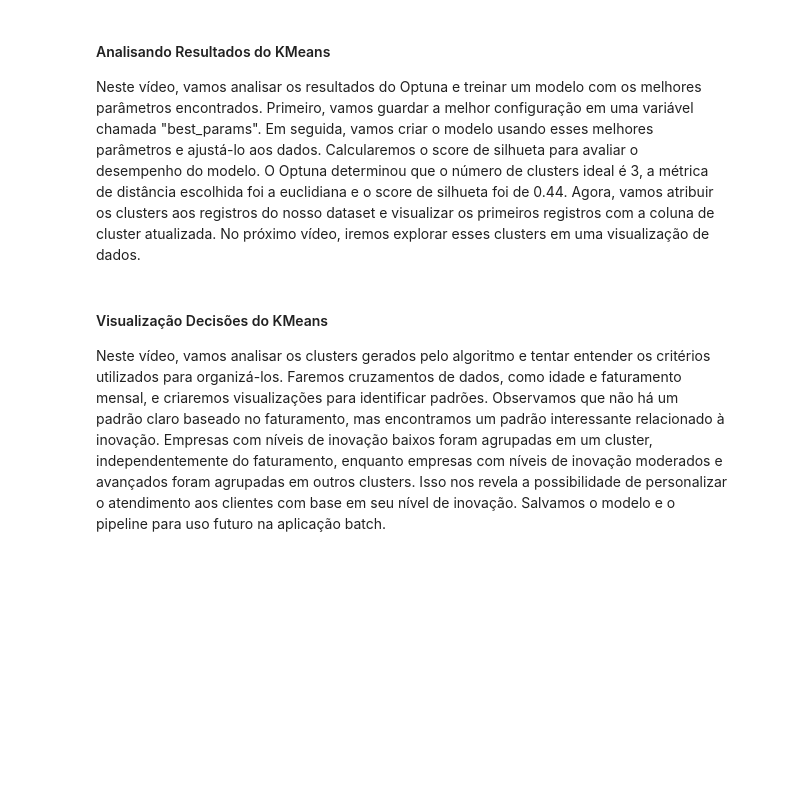
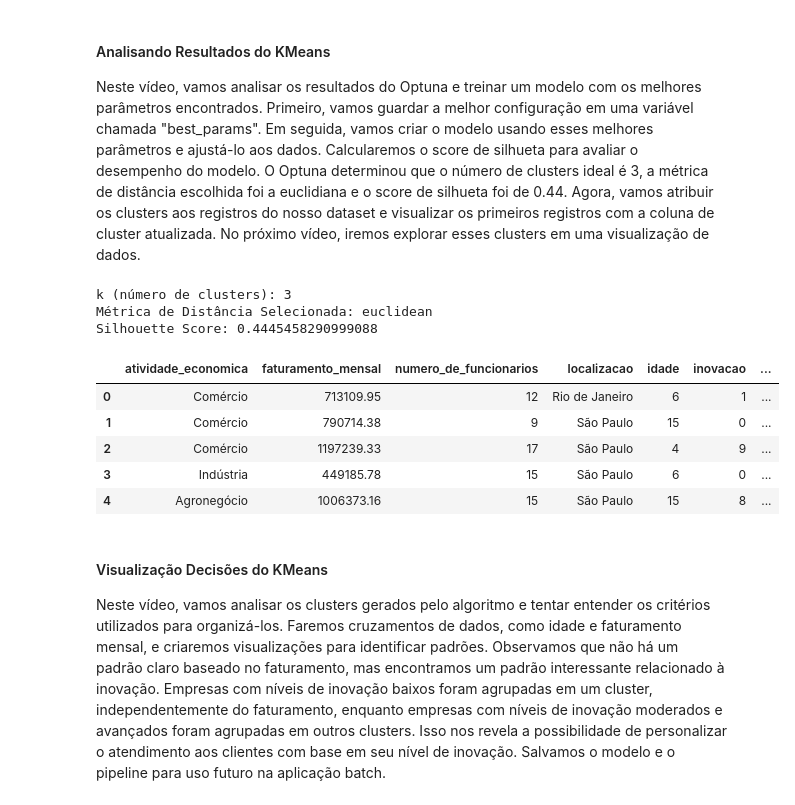
Before and after one commit to mgckaled/rs_devia_unsupervised-algorithms, a Jupyter notebook: notebooks/crustering_clients.ipynb, the cells around one changed output. Saved outputs shown, nothing was run; the diff lists cells and outputs as text; code cells hidden in the pictures; blank space fills up the shorter version.

Commit message:
feat: implement clustering app batch

```diff
--- a/notebooks/crustering_clients.ipynb
+++ b/notebooks/crustering_clients.ipynb
@@ -3,6 +27,12 @@
+# %%
+# padronização geral do formato de arrendondamento numéricos
+pd.set_option('display.float_format', lambda x:'%.2f' % x)
 # %% [markdown]
 ### Bloco 1 - Análise Exploratória de Dados
 # %% [markdown]
 #### Setup e Carga de Dados
 
 Neste vídeo, vamos começar a trabalhar com o algoritmo K-Means no contexto de clusterização de clientes. O objetivo é agrupar os clientes em clusters com base em suas características, para oferecer um atendimento personalizado. Vou criar um arquivo Jupyter Notebook chamado "clusterização-clientes.ipynb" e importar as bibliotecas necessárias, como Pandas, Plotly, Scikit-Learn, Optuna, entre outras. Também vamos utilizar algumas métricas específicas para avaliar os resultados da clusterização. Além disso, faremos a carga dos dados de clientes a partir de um arquivo CSV e faremos uma análise inicial da estrutura desses dados. No próximo vídeo, continuaremos com o desenvolvimento do projeto.
+# %%
+df_clients = pd.read_csv(filepath_or_buffer='../datasets/raw/dataset_clientes-pj.csv')
+df_clients.info()
@@ -30,0 +221,10 @@ Neste vídeo, vamos preparar os dados para treinar nosso modelo de algoritmo. Va
+# %%
+# criar estudo do optuna
+search_space = {'n_clusters': range(3, 10), 'distance_metric': [
+    'euclidean', 'minkowski']}
+sampler = optuna.samplers.GridSampler(search_space=search_space)
+kmeans_study = optuna.create_study(
+    study_name='kmeans_study', direction='maximize', sampler=sampler)
+
+# executar o estudo
+kmeans_study.optimize(func=kmeans_objective, n_trials=100)
@@ -34,6 +250,33 @@ Neste vídeo, vamos preparar os dados para treinar nosso modelo de algoritmo. Va
 #### Analisando Resultados do KMeans
 
 Neste vídeo, vamos analisar os resultados do Optuna e treinar um modelo com os melhores parâmetros encontrados. Primeiro, vamos guardar a melhor configuração em uma variável chamada "best_params". Em seguida, vamos criar o modelo usando esses melhores parâmetros e ajustá-lo aos dados. Calcularemos o score de silhueta para avaliar o desempenho do modelo. O Optuna determinou que o número de clusters ideal é 3, a métrica de distância escolhida foi a euclidiana e o score de silhueta foi de 0.44. Agora, vamos atribuir os clusters aos registros do nosso dataset e visualizar os primeiros registros com a coluna de cluster atualizada. No próximo vídeo, iremos explorar esses clusters em uma visualização de dados.
+# %%
+best_params = kmeans_study.best_params
+
+best_kmeans = KMeans(n_clusters=best_params['n_clusters'], random_state=51)
+best_kmeans.fit(X=df_clients_transformed)
+
+distances = pairwise_distances(X=df_clients_transformed, metric=best_params['distance_metric'])
+best_silhouette = silhouette_score(X=distances, labels=best_kmeans.labels_)
+
+print(f'k (número de clusters): {best_params["n_clusters"]}')
+print(f'Métrica de Distância Selecionada: {best_params['distance_metric']}')
+print(f'Silhouette Score: {best_silhouette}')
+# %% [output]
+k (número de clusters): 3
+Métrica de Distância Selecionada: euclidean
+Silhouette Score: 0.4445458290999088
+# %%
+# criar coluna com clusters escolhidos
+df_clients['cluster'] = best_kmeans.labels_
+df_clients.head()
+# %% [output]
+|  | atividade_economica | faturamento_mensal | numero_de_funcionarios | localizacao | idade | inovacao | ... |
+| 0 | Comércio | 713109.95 | 12 | Rio de Janeiro | 6 | 1 | ... |
+| 1 | Comércio | 790714.38 | 9 | São Paulo | 15 | 0 | ... |
+| 2 | Comércio | 1197239.33 | 17 | São Paulo | 4 | 9 | ... |
+| 3 | Indústria | 449185.78 | 15 | São Paulo | 6 | 0 | ... |
+| 4 | Agronegócio | 1006373.16 | 15 | São Paulo | 15 | 8 | ... |
 # %% [markdown]
 #### Visualização Decisões do KMeans
 
```
Also changed, not shown: parts of 17 cells of this notebook, 3 other files.
